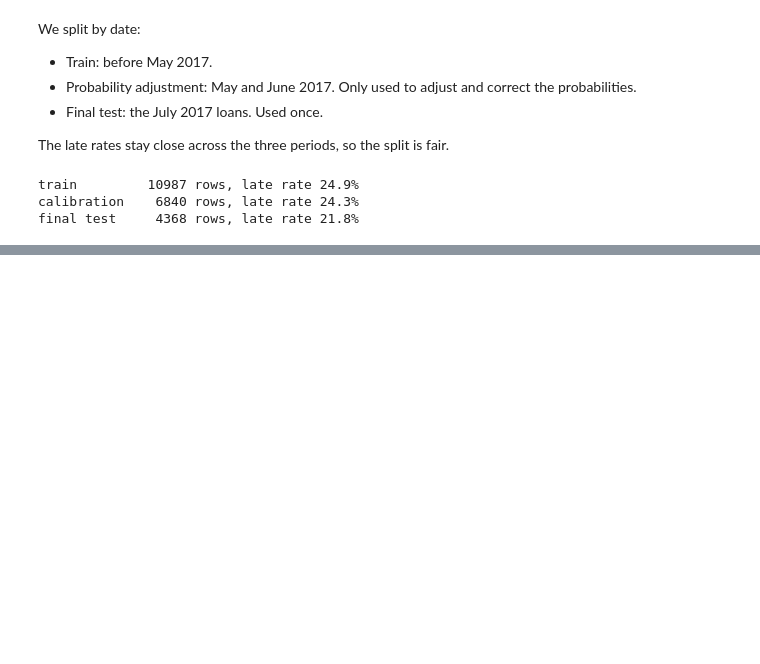
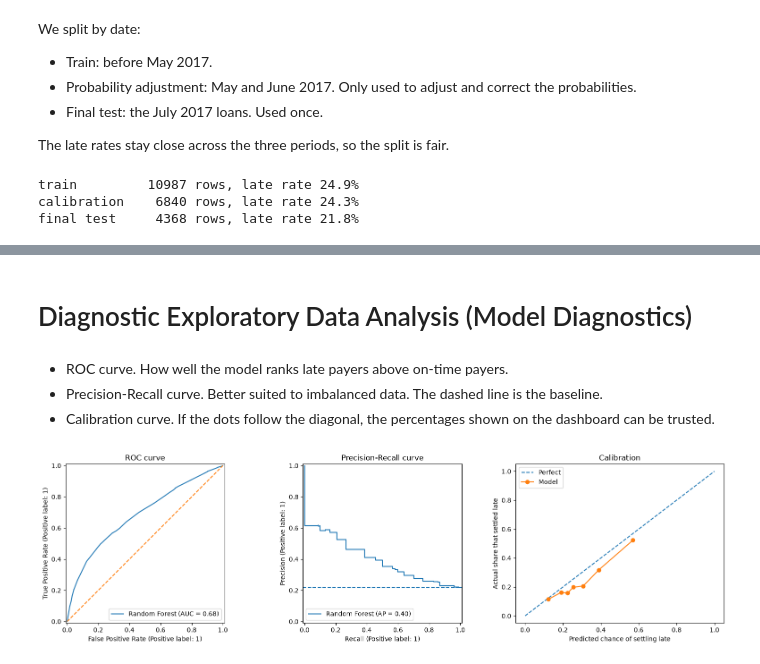
Before and after one commit to MbithiSandra/payment-paralysis-prototype, a Jupyter notebook: ml/notebooks/01_behaviour_model.ipynb, the cells around one changed output, grey strips where cells are left out. Drawn from its saved outputs; the diff is of its cells as text; code cells hidden in the pictures; blank space fills up the shorter version.

```diff
--- a/ml/notebooks/01_behaviour_model.ipynb
+++ b/ml/notebooks/01_behaviour_model.ipynb
@@ -328,0 +492,24 @@ final test     4368 rows, late rate 21.8%
+# %%
+for pipe in tuned.values():
+    pipe.fit(X_train, y_train)
+
+def calibrate(fitted):
+    try:
+        from sklearn.frozen import FrozenEstimator
+        cal = CalibratedClassifierCV(FrozenEstimator(fitted), method='isotonic')
+    except ImportError:
+        cal = CalibratedClassifierCV(fitted, method='isotonic', cv='prefit')
+    return cal.fit(X_calib, y_calib)
+
+calibrated = {name: calibrate(pipe) for name, pipe in tuned.items()}
+
+def predict(name, X):
+    if name == 'Average of RF and GB':
+        return (calibrated['Random Forest'].predict_proba(X)[:, 1] +
+                calibrated['Gradient Boosting'].predict_proba(X)[:, 1]) / 2
+    return calibrated[name].predict_proba(X)[:, 1]
+
+CHOSEN = 'Average of RF and GB' if use_ensemble else best_single
+raw = tuned[best_single].predict_proba(X_test)[:, 1]
+p_test = predict(CHOSEN, X_test)
+print(f'Actual late rate {y_test.mean():.1%} | raw average {raw.mean():.1%} | calibrated average {p_test.mean():.1%}')
@@ -328,0 +572,24 @@ final test     4368 rows, late rate 21.8%
+# %% [markdown]
+# Diagnostic Exploratory Data Analysis (Model Diagnostics)
+# %% [markdown]
+- ROC curve. How well the model ranks late payers above on-time payers.
+- Precision-Recall curve. Better suited to imbalanced data. The dashed line is the baseline.
+- Calibration curve. If the dots follow the diagonal, the percentages shown on the dashboard can be trusted.
+# %%
+fig, axes = plt.subplots(1, 3, figsize=(16, 4.5))
+RocCurveDisplay.from_predictions(y_test, p_test, ax=axes[0], name=CHOSEN)
+axes[0].plot([0, 1], [0, 1], linestyle='--')
+PrecisionRecallDisplay.from_predictions(y_test, p_test, ax=axes[1], name=CHOSEN)
+axes[1].axhline(y_test.mean(), linestyle='--', label='Baseline')
+frac_pos, mean_pred = calibration_curve(y_test, p_test, n_bins=8, strategy='quantile')
+axes[2].plot([0, 1], [0, 1], linestyle='--', label='Perfect')
+axes[2].plot(mean_pred, frac_pos, marker='o', label='Model')
+axes[2].set_xlabel('Predicted chance of settling late')
+axes[2].set_ylabel('Actual share that settled late')
+axes[2].legend()
+axes[0].set_title('ROC curve'); axes[1].set_title('Precision-Recall curve'); axes[2].set_title('Calibration')
+plt.tight_layout()
+plt.savefig(FIGS + 'behaviour_diagnostics.png', dpi=150, bbox_inches='tight')
+plt.show()
+# %% [output]
+[figure, added]
```
Also changed, not shown: parts of 32 cells of this notebook, 4 other files.
